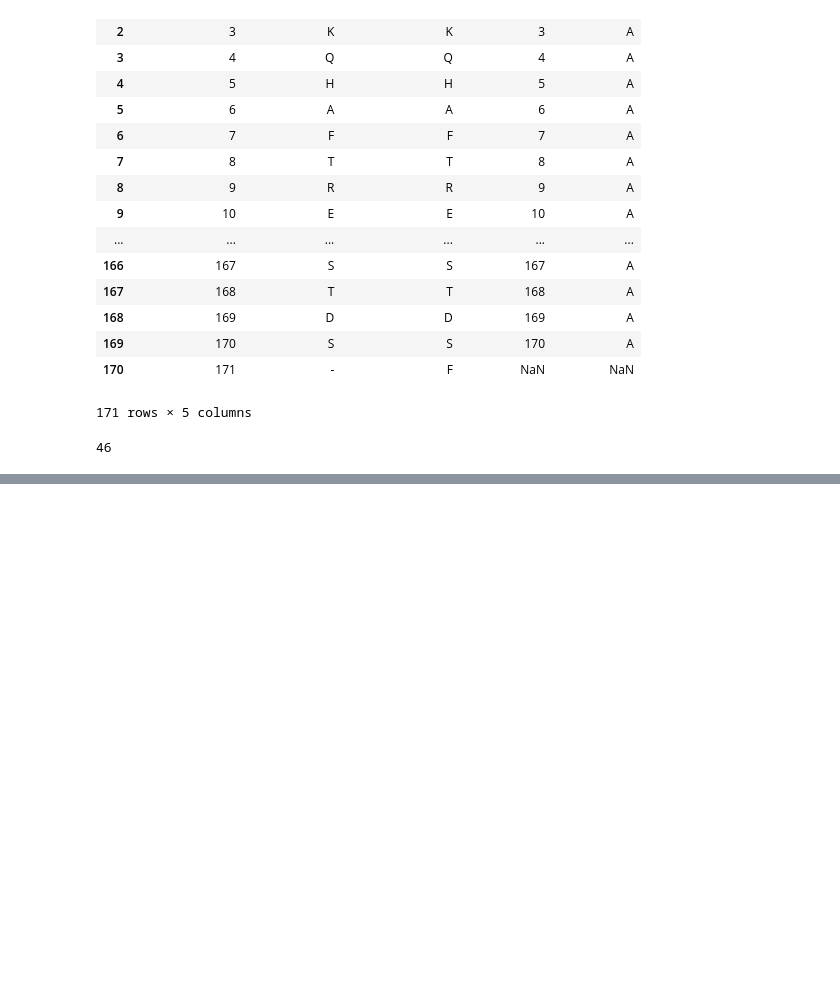
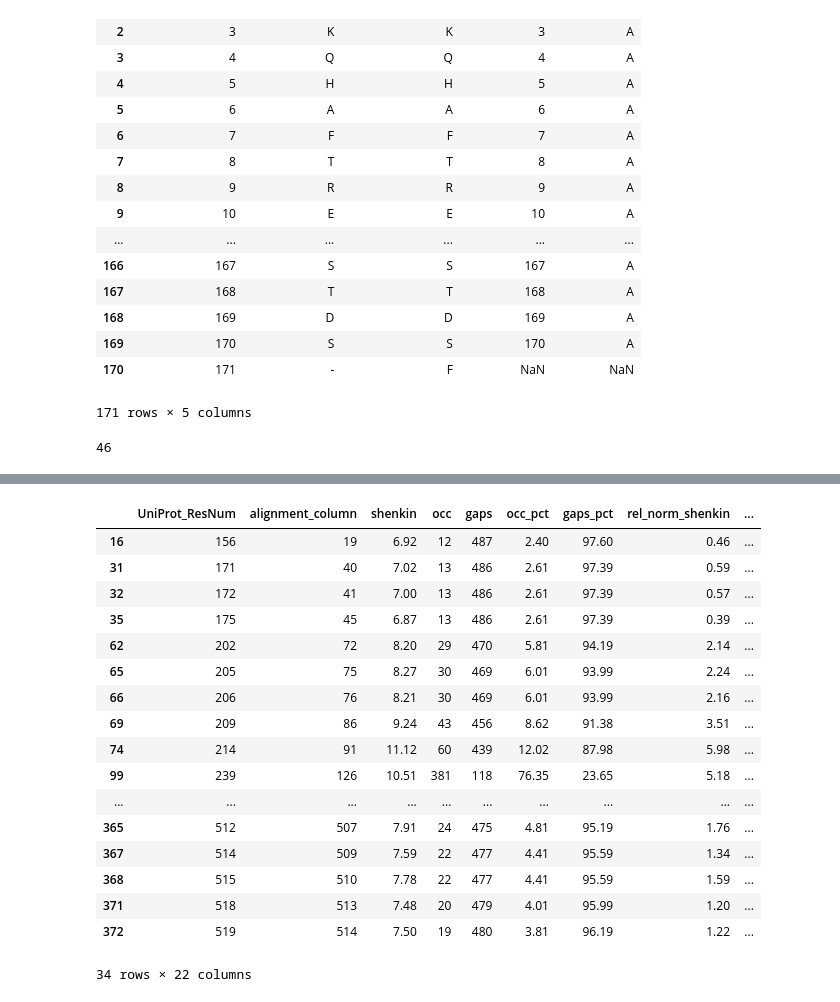
Before and after one commit to JavierSanchez-Utges/LIGYSIS-custom, a Jupyter notebook: fragsys_custom_analysis.ipynb, the cells around one changed output, grey strips where cells are left out. Saved outputs shown, nothing was run; the diff lists cells and outputs as text; code cells hidden in the pictures; blank space fills up the shorter version.

```diff
--- a/fragsys_custom_analysis.ipynb
+++ b/fragsys_custom_analysis.ipynb
@@ -4,12 +4,12 @@ import Bio
 import pandas as pd
 # %%
 wd = "."
-input_id = "faba_pandda_hits"
+input_id = "CMTR1_XChem_hits"
 in_dir = os.path.join(wd, "input", input_id)
 out_dir = os.path.join(wd, "output", input_id)
 results_dir = os.path.join(out_dir, "results")
 
-lig_data = pd.read_csv(os.path.join(results_dir, "{}_lig_data.csv".format(input_id)))
+lig_data = pd.read_pickle(os.path.join(results_dir, "{}_lig_data.pkl".format(input_id)))
 # %%
 strucs = [f for f in os.listdir(in_dir) if f.endswith(".pdb") and "clean" not in f]
 n_strucs = len(strucs)
@@ -215,0 +313,4 @@ len(sorted(list(set([el.split(".")[0] for el in os.listdir(in_dir)]))))
+# %%
+input_id = "CMTR1_XChem_hits"
+df = pd.read_pickle(os.path.join(results_dir, "{}_dssp_mappings.pkl".format(input_id)))
+df2 = pd.read_pickle(os.path.join(results_dir, "{}_dssp_mapped.pkl".format(input_id)))
@@ -215,0 +348,2 @@ len(sorted(list(set([el.split(".")[0] for el in os.listdir(in_dir)]))))
+# %%
+final_df = pd.read_pickle(os.path.join(results_dir, "{}_results_table.pkl".format(input_id)))
@@ -215,0 +370,21 @@ len(sorted(list(set([el.split(".")[0] for el in os.listdir(in_dir)]))))
+# %%
+final_df.query('binding_sites == binding_sites')
+# %% [output]
+|  | UniProt_ResNum | alignment_column | shenkin | occ | gaps | occ_pct | gaps_pct | rel_norm_shenkin | ... |
+| 16 | 156 | 19 | 6.92 | 12 | 487 | 2.40 | 97.60 | 0.46 | ... |
+| 31 | 171 | 40 | 7.02 | 13 | 486 | 2.61 | 97.39 | 0.59 | ... |
+| 32 | 172 | 41 | 7.00 | 13 | 486 | 2.61 | 97.39 | 0.57 | ... |
+| 35 | 175 | 45 | 6.87 | 13 | 486 | 2.61 | 97.39 | 0.39 | ... |
+| 62 | 202 | 72 | 8.20 | 29 | 470 | 5.81 | 94.19 | 2.14 | ... |
+| 65 | 205 | 75 | 8.27 | 30 | 469 | 6.01 | 93.99 | 2.24 | ... |
+| 66 | 206 | 76 | 8.21 | 30 | 469 | 6.01 | 93.99 | 2.16 | ... |
+| 69 | 209 | 86 | 9.24 | 43 | 456 | 8.62 | 91.38 | 3.51 | ... |
+| 74 | 214 | 91 | 11.12 | 60 | 439 | 12.02 | 87.98 | 5.98 | ... |
+| 99 | 239 | 126 | 10.51 | 381 | 118 | 76.35 | 23.65 | 5.18 | ... |
+| ... | ... | ... | ... | ... | ... | ... | ... | ... | ... |
+| 365 | 512 | 507 | 7.91 | 24 | 475 | 4.81 | 95.19 | 1.76 | ... |
+| 367 | 514 | 509 | 7.59 | 22 | 477 | 4.41 | 95.59 | 1.34 | ... |
+| 368 | 515 | 510 | 7.78 | 22 | 477 | 4.41 | 95.59 | 1.59 | ... |
+| 371 | 518 | 513 | 7.48 | 20 | 479 | 4.01 | 95.99 | 1.20 | ... |
+| 372 | 519 | 514 | 7.50 | 19 | 480 | 3.81 | 96.19 | 1.22 | ... |
+34 rows × 22 columns
```
Also changed, not shown: parts of 15 cells of this notebook, 1 other file.
